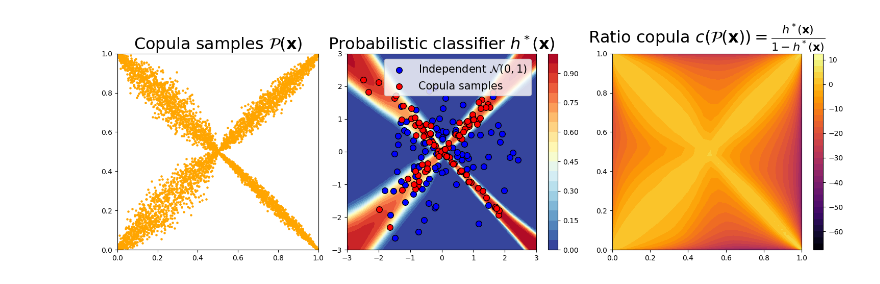
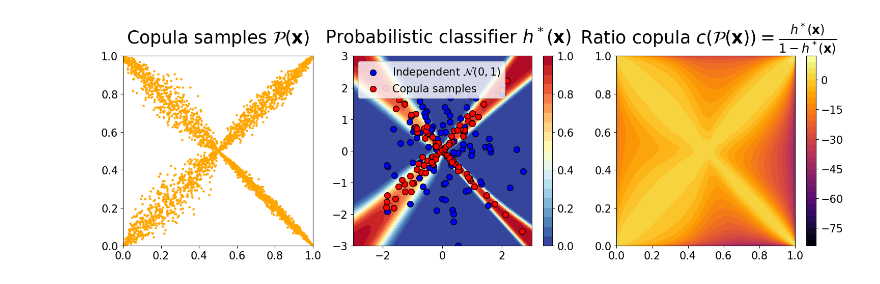
Before and after one commit to Huk-David/Ratio-Copula, a Jupyter notebook: Figure 1/figure1.ipynb, the cells around one changed output. Drawn from its saved outputs; the diff is of its cells as text; code cells hidden in the pictures.

```diff
--- a/Figure 1/figure1.ipynb
+++ b/Figure 1/figure1.ipynb
@@ -90,9 +90,10 @@ import matplotlib.pyplot as plt
 import numpy as np
 import torch
 import scipy.stats
+from matplotlib.ticker import MaxNLocator
 
 # Set font size
-font_size = 23
+font_size = 25
 
 # Assuming ratio_copula is already trained
 # Create a grid for plotting
@@ -102,38 +103,47 @@ gauss = scipy.stats.norm.pdf(x) * scipy.stats.norm.pdf(y)
 
 # Get the ratio
 r = ratio_copula(z.float()).detach().numpy()
 Z = np.log(r.reshape(100, 100))
 
 # Create subplots
 fig, axes = plt.subplots(1, 3, figsize=(15, 5), gridspec_kw={'width_ratios': [0.85, 1, 1]})
 
 # First subplot: scatter plot of u_1_mix and u_2_mix
-axes[0].scatter(u_1_mix[:5000], u_2_mix[:5000], s=5, c='orange')
+axes[0].scatter(u_1_mix[:3000], u_2_mix[:3000], s=5, c='orange')
 axes[0].set_xlim(0, 1)
 axes[0].set_ylim(0, 1)
-axes[0].set_title(r'Copula samples $\mathcal{P}(\mathbf{x})$', fontsize=font_size)
+axes[0].tick_params(axis='both', which='major', labelsize=15)
+axes[0].set_title(r'Copula samples $\mathcal{P}(\mathbf{x})$', fontsize=font_size, pad=18)
 
 # Second subplot: contour plot of r/(1+r) with scatter plots of data_gaussian[:100] and torch.randn(100,2)
 r_transformed = r / (1 + r)
 Z_transformed = r_transformed.reshape(100, 100)
 contour = axes[1].contourf(x, y, Z_transformed, levels=20, cmap='RdYlBu_r')
 
 axes[1].scatter(torch.randn(100, 2)[:, 0], torch.randn(100, 2)[:, 1], color='blue', edgecolors="k", s=70, label=r'Independent $\mathcal{N}(0,1)$', marker='o')
 axes[1].scatter(data_gaussian[:100, 0], data_gaussian[:100, 1], color='red', s=70, label='Copula samples', edgecolors="k", marker='o')
 axes[1].set_xlim(-3, 3)
 axes[1].set_ylim(-3, 3)
-axes[1].set_title(r'Probabilistic classifier $h^*(\mathbf{x})$', fontsize=font_size)
+axes[1].tick_params(axis='both', which='major', labelsize=15)
+axes[1].set_title(r'  Probabilistic classifier $h^*(\mathbf{x})$', fontsize=font_size, pad=18)
 axes[1].legend(fontsize=15)
-fig.colorbar(contour, ax=axes[1])
+colorbar = fig.colorbar(contour, ax=axes[1])
+colorbar.ax.tick_params(labelsize=15)
+colorbar.locator = MaxNLocator(nbins=5)  # Set the number of ticks to 5
+colorbar.update_ticks()
 
 # Third subplot: ratio model
 contour = axes[2].contourf(scipy.stats.norm.cdf(x), scipy.stats.norm.cdf(y), Z, levels=30, cmap='inferno')
 axes[2].set_xlim(0, 1)
 axes[2].set_ylim(0, 1)
-axes[2].set_title(r'Ratio copula $c\left(\mathcal{P}(\mathbf{x})\right)=\frac{h^*(\mathbf{x})}{1-h^*(\mathbf{x})}$', fontsize=font_size)
-fig.colorbar(contour, ax=axes[2])
+axes[2].tick_params(axis='both', which='major', labelsize=15)
+axes[2].set_title(r' Ratio copula $c\left(\mathcal{P}(\mathbf{x})\right)=\frac{h^*(\mathbf{x})}{1-h^*(\mathbf{x})}$', fontsize=font_size)
+colorbar = fig.colorbar(contour, ax=axes[2])
+colorbar.ax.tick_params(labelsize=15)
+colorbar.locator = MaxNLocator(nbins=7)  # Set the number of ticks to 5
+colorbar.update_ticks()
 
 plt.tight_layout()
-plt.savefig('ratio_copula_fig1.pdf', dpi=150)
+plt.savefig('ratio_copula_fig1.png', dpi=300)
 # %% [output]
-[figure, old version]
+[figure, new version]
```
Also changed, not shown: parts of 2 cells of this notebook, 4 other files.
